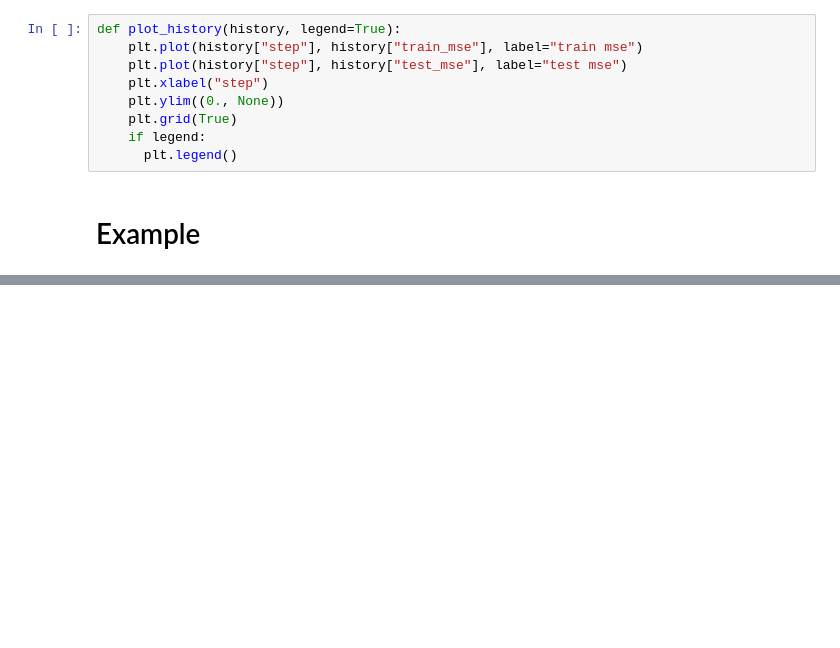
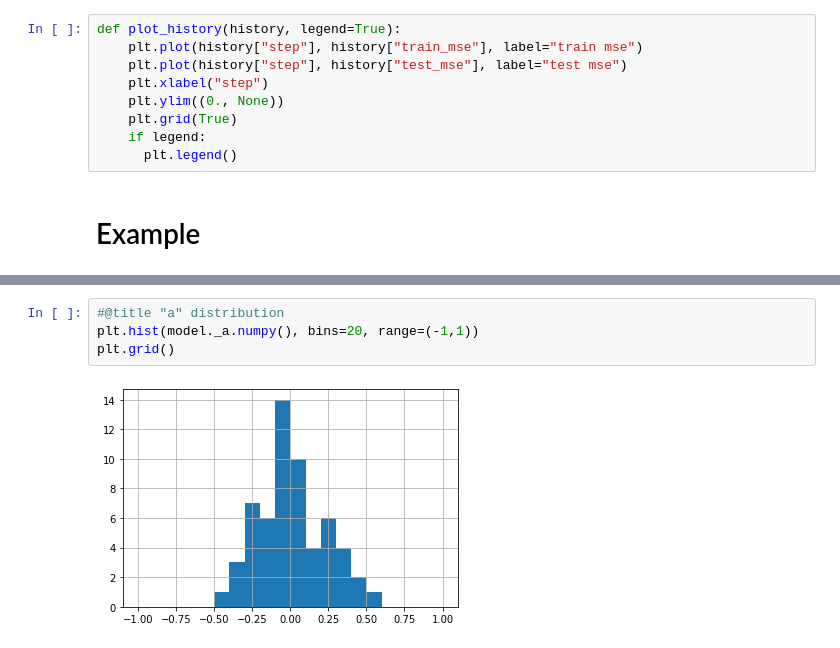
Before and after one commit to antoinexp/Ph.D, a Jupyter notebook: Neural_Net_Gaussian_Multibath.ipynb, the cells around one changed output, grey strips where cells are left out. Saved outputs shown, nothing was run; the diff lists cells and outputs as text; blank space fills up the shorter version.

```diff
--- a/Neural_Net_Gaussian_Multibath.ipynb
+++ b/Neural_Net_Gaussian_Multibath.ipynb
@@ -203,0 +212,6 @@ final test error: 0.33106098
+# %%
+#@title "a" distribution
+plt.hist(model._a.numpy(), bins=20, range=(-1,1))
+plt.grid()
+# %% [output]
+[figure, added]
```
Also changed, not shown: parts of 6 cells of this notebook.
